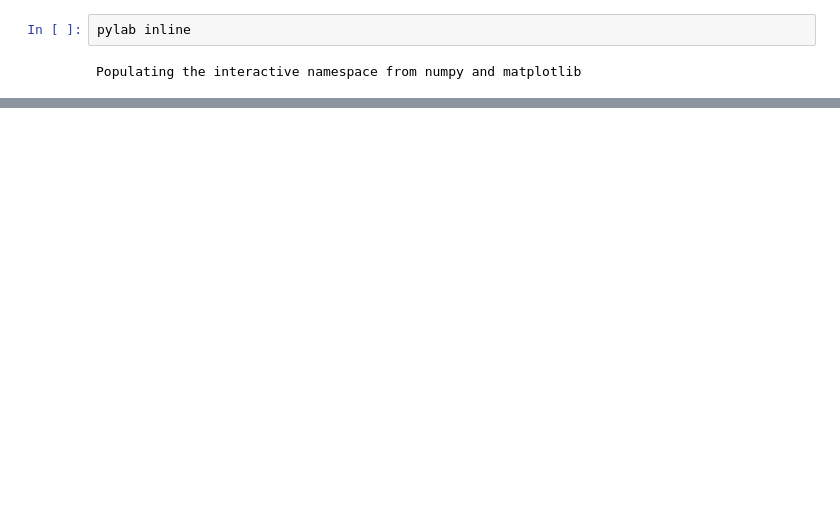
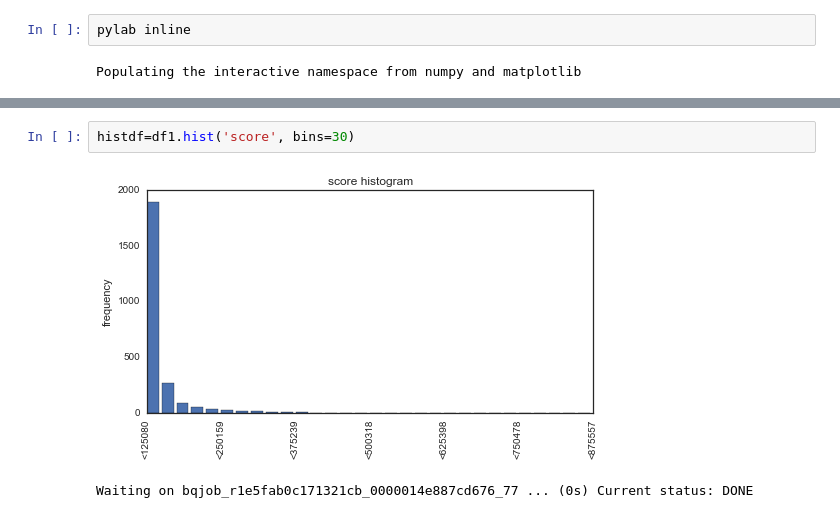
Before and after one commit to askerry/bqpy, a Jupyter notebook: bq_template.ipynb, the cells around one changed output, grey strips where cells are left out. Drawn from its saved outputs; the diff is of its cells as text; blank space fills up the shorter version.

```diff
--- a/bq_template.ipynb
+++ b/bq_template.ipynb
@@ -119,0 +195,5 @@ Waiting on bqjob_r4515891cb730f2ba_0000014e2e77b80f_2 ... (0s) Current status: D
+# %%
+histdf=df1.hist('score', bins=30)
+# %% [output]
+[figure, added]
+Waiting on bqjob_r1e5fab0c171321cb_0000014e887cd676_77 ... (0s) Current status: DONE
```
Also changed, not shown: parts of 46 cells of this notebook, 1 other file.
